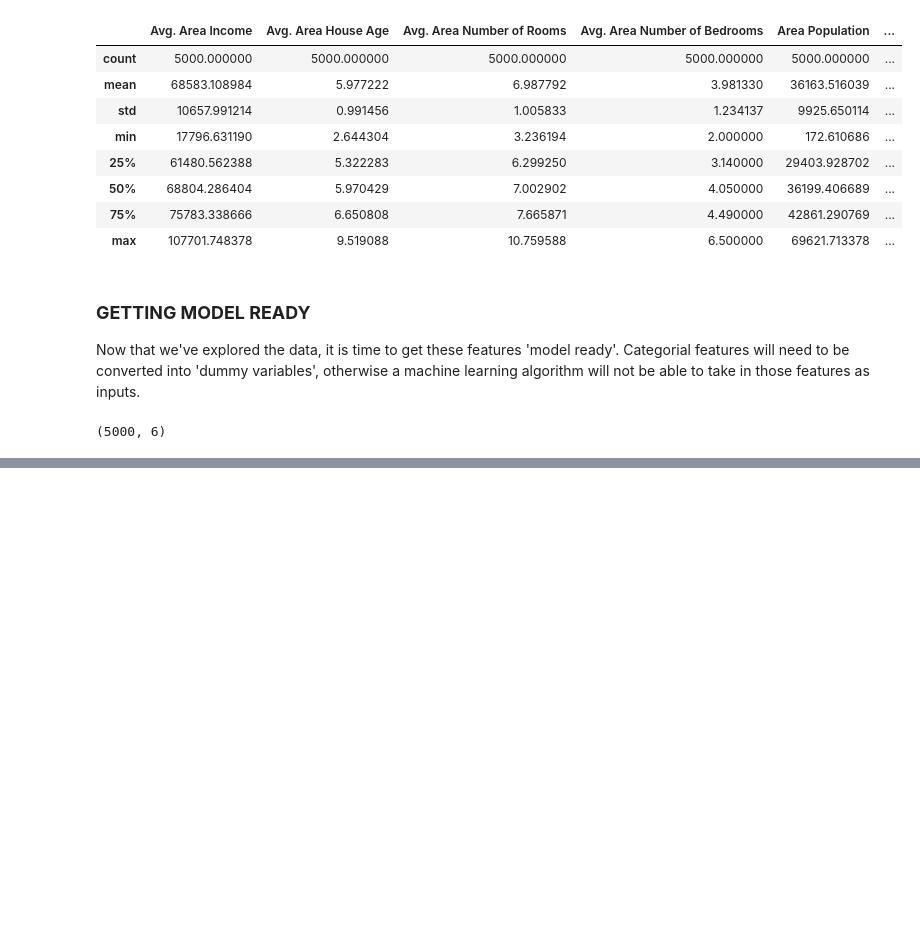
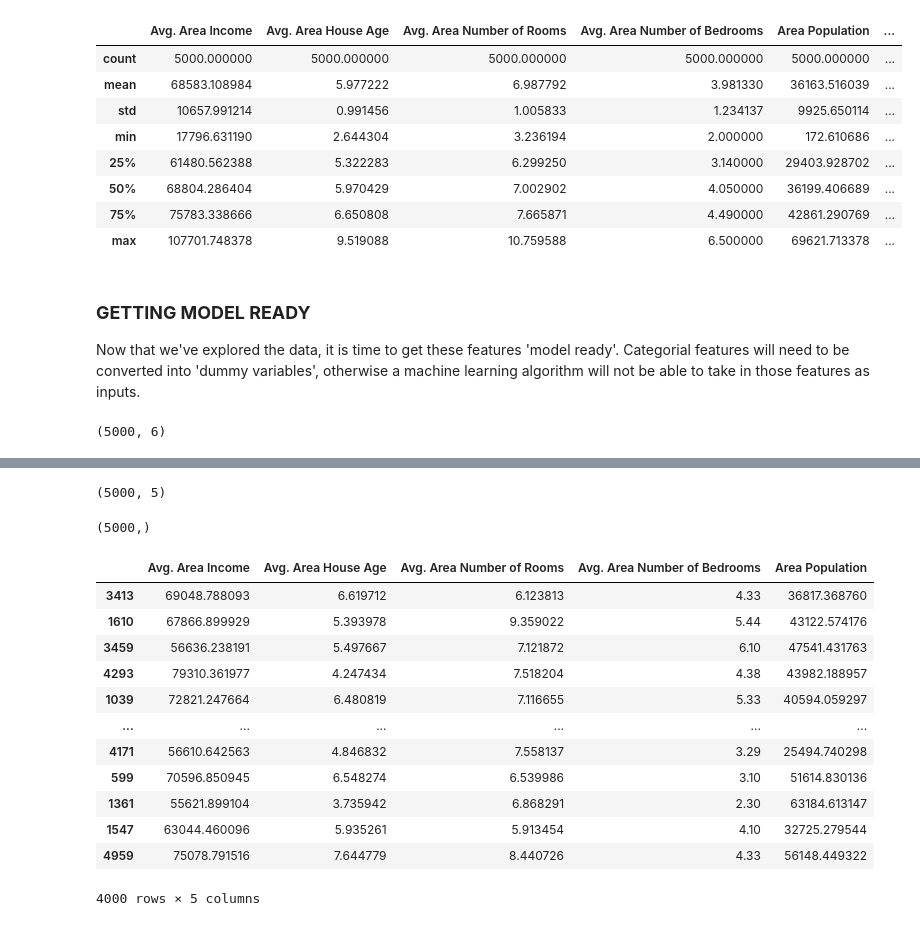
Before and after one commit to Afzalfaizi/AI_with_Irfan_Malik, a Jupyter notebook: Linear_Regression.ipynb, the cells around one changed output, grey strips where cells are left out. Saved outputs shown, nothing was run; the diff lists cells and outputs as text; code cells hidden in the pictures; blank space fills up the shorter version.

```diff
--- a/Linear_Regression.ipynb
+++ b/Linear_Regression.ipynb
@@ -124,0 +146,10 @@ full_data.shape
+# %%
+x # x Represents the Features
+x.shape
+# %% [output]
+(5000, 5)
+# %%
+y # y represents the Target
+y.shape
+# %% [output]
+(5000,)
@@ -124,0 +160,17 @@ full_data.shape
+# %%
+x_train.shape
+x_train
+# %% [output]
+|  | Avg. Area Income | Avg. Area House Age | Avg. Area Number of Rooms | Avg. Area Number of Bedrooms | Area Population |
+| 3413 | 69048.788093 | 6.619712 | 6.123813 | 4.33 | 36817.368760 |
+| 1610 | 67866.899929 | 5.393978 | 9.359022 | 5.44 | 43122.574176 |
+| 3459 | 56636.238191 | 5.497667 | 7.121872 | 6.10 | 47541.431763 |
+| 4293 | 79310.361977 | 4.247434 | 7.518204 | 4.38 | 43982.188957 |
+| 1039 | 72821.247664 | 6.480819 | 7.116655 | 5.33 | 40594.059297 |
+| ... | ... | ... | ... | ... | ... |
+| 4171 | 56610.642563 | 4.846832 | 7.558137 | 3.29 | 25494.740298 |
+| 599 | 70596.850945 | 6.548274 | 6.539986 | 3.10 | 51614.830136 |
+| 1361 | 55621.899104 | 3.735942 | 6.868291 | 2.30 | 63184.613147 |
+| 1547 | 63044.460096 | 5.935261 | 5.913454 | 4.10 | 32725.279544 |
+| 4959 | 75078.791516 | 7.644779 | 8.440726 | 4.33 | 56148.449322 |
+4000 rows × 5 columns
```
Also changed, not shown: parts of 22 cells of this notebook.
